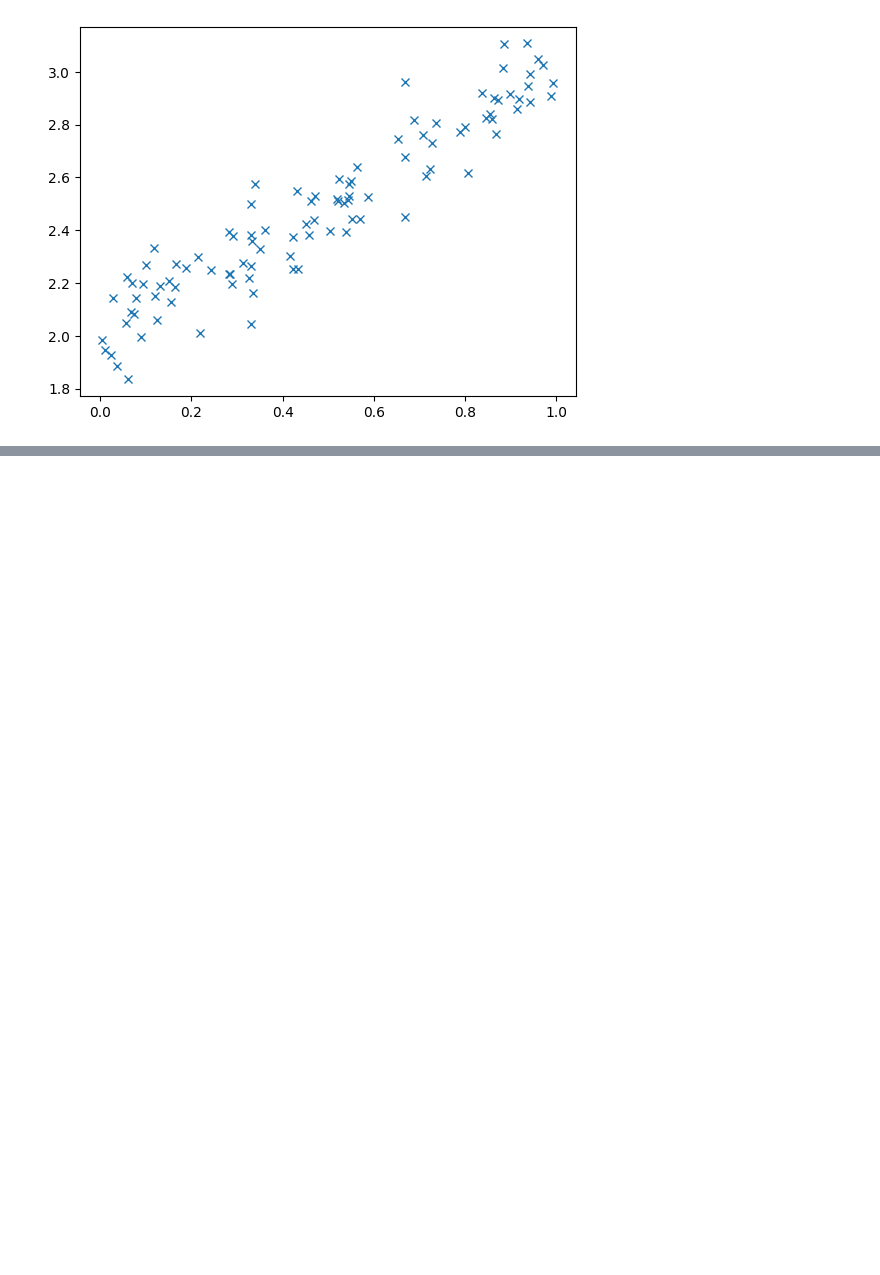
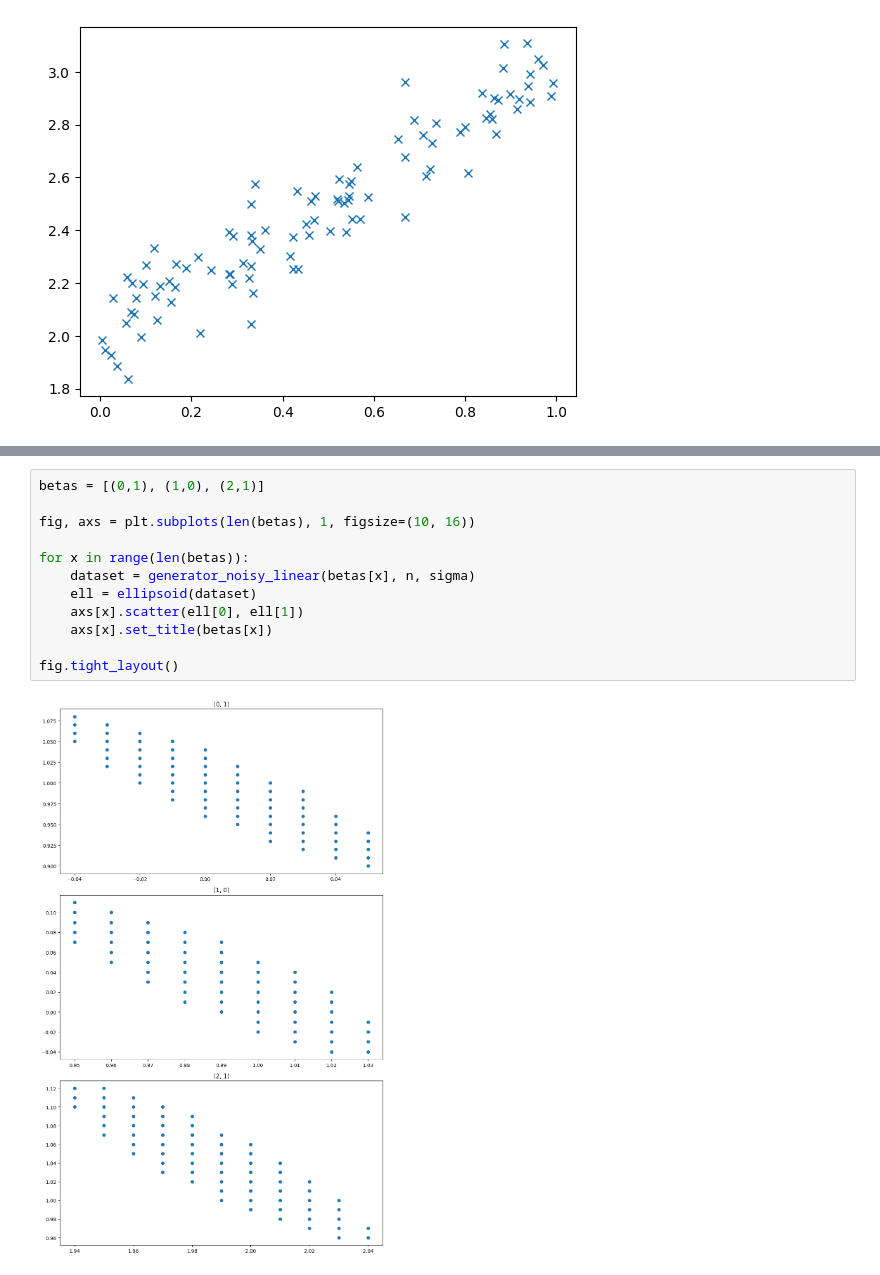
Before and after one commit to isaigordeev/Regressions, a Jupyter notebook: proj_heap.ipynb, the cells around one changed output, grey strips where cells are left out. Saved outputs shown, nothing was run; the diff lists cells and outputs as text; blank space fills up the shorter version.

Commit message:
ellipsoids are finished

```diff
--- a/proj_heap.ipynb
+++ b/proj_heap.ipynb
@@ -75,3 +69,17 @@ plt.scatter(a, b)
 # %% [output]
 <matplotlib.collections.PathCollection at 0x...>
 [figure]
+# %%
+betas = [(0,1), (1,0), (2,1)]
+
+fig, axs = plt.subplots(len(betas), 1, figsize=(10, 16))
+
+for x in range(len(betas)):
+    dataset = generator_noisy_linear(betas[x], n, sigma)
+    ell = ellipsoid(dataset)
+    axs[x].scatter(ell[0], ell[1])
+    axs[x].set_title(betas[x])
+
+fig.tight_layout()
+# %% [output]
+[figure, added]
```
Also changed, not shown: parts of 1 cell of this notebook.
